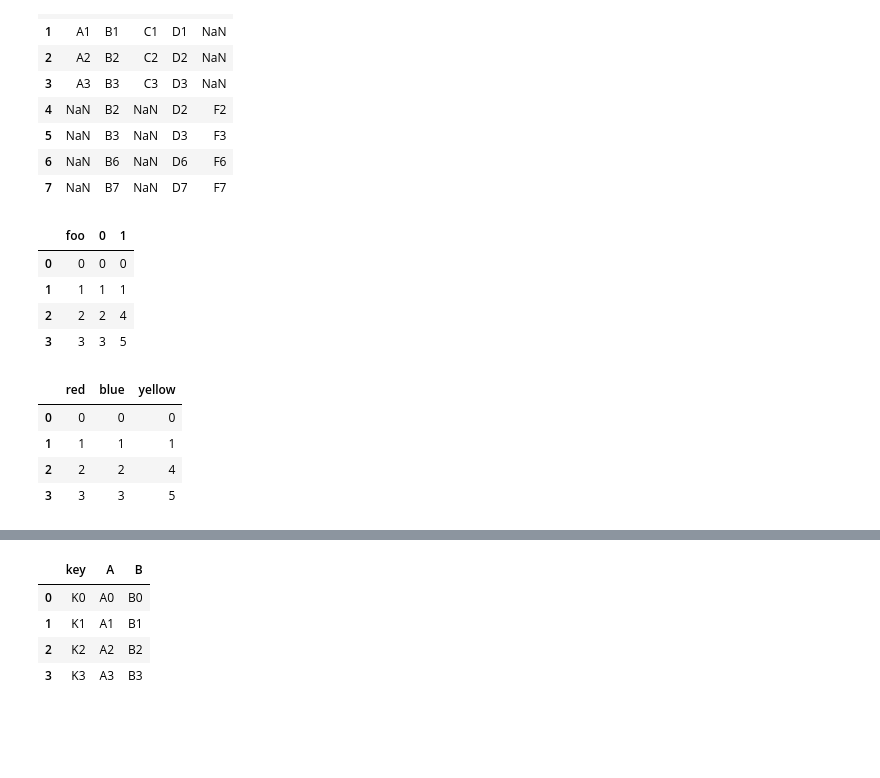
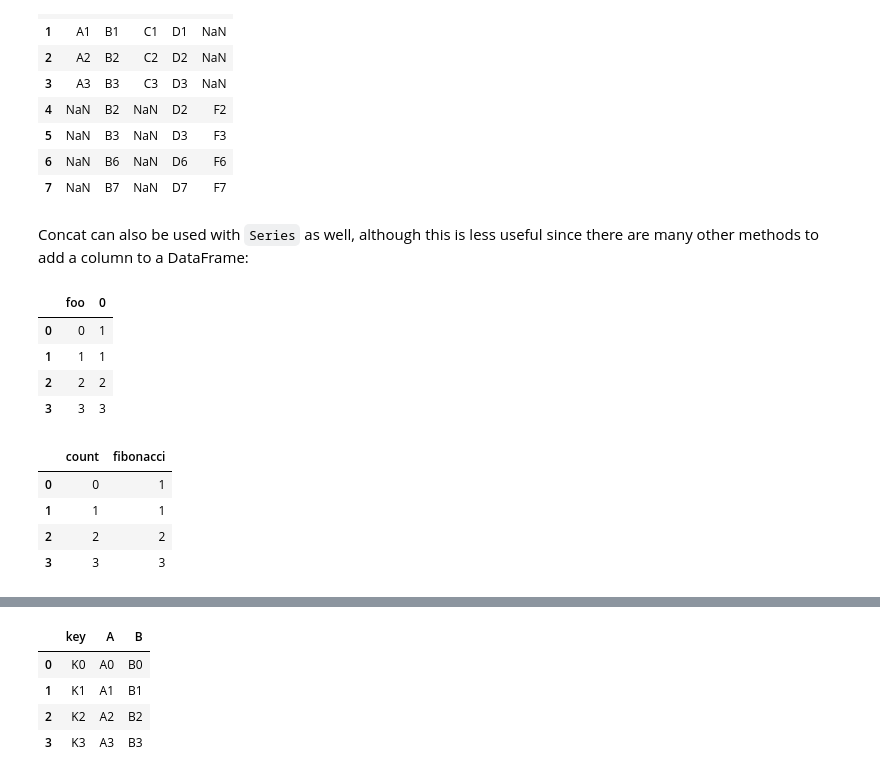
Before and after one commit to bvanelli/python-for-data-analysis, a Jupyter notebook: lessons/lesson07.ipynb, the cells around one changed output, grey strips where cells are left out. Drawn from its saved outputs; the diff is of its cells as text; code cells hidden in the pictures; blank space fills up the shorter version.

```diff
--- a/lessons/lesson07.ipynb
+++ b/lessons/lesson07.ipynb
@@ -243,26 +290,27 @@ pd.concat([df1, df4], ignore_index=True)
 | 5 | NaN | B3 | NaN | D3 | F3 |
 | 6 | NaN | B6 | NaN | D6 | F6 |
 | 7 | NaN | B7 | NaN | D7 | F7 |
+# %% [markdown]
+Concat can also be used with `Series` as well, although this is less useful since there are many other methods to add a column to a DataFrame:
 # %%
-s3 = pd.Series([0, 1, 2, 3], name="foo")
-s4 = pd.Series([0, 1, 2, 3])
-s5 = pd.Series([0, 1, 4, 5])
-result = pd.concat([s3, s4, s5], axis=1)
+s1 = pd.Series([0, 1, 2, 3], name="foo")
+s2 = pd.Series([1, 1, 2, 3])
+result = pd.concat([s1, s2], axis=1)
 result
 # %% [output]
-|  | foo | 0 | 1 |
-| 0 | 0 | 0 | 0 |
-| 1 | 1 | 1 | 1 |
-| 2 | 2 | 2 | 4 |
-| 3 | 3 | 3 | 5 |
+|  | foo | 0 |
+| 0 | 0 | 1 |
+| 1 | 1 | 1 |
+| 2 | 2 | 2 |
+| 3 | 3 | 3 |
 # %%
-result = pd.concat([s3, s4, s5], axis=1, keys=("red", "blue", "yellow"))
+result = pd.concat([s1, s2], axis=1, keys=("count", "fibonacci"))
 result
 # %% [output]
-|  | red | blue | yellow |
-| 0 | 0 | 0 | 0 |
-| 1 | 1 | 1 | 1 |
-| 2 | 2 | 2 | 4 |
-| 3 | 3 | 3 | 5 |
+|  | count | fibonacci |
+| 0 | 0 | 1 |
+| 1 | 1 | 1 |
+| 2 | 2 | 2 |
+| 3 | 3 | 3 |
 # %% [markdown]
 #### merge
```
Also changed, not shown: parts of 130 cells of this notebook.
